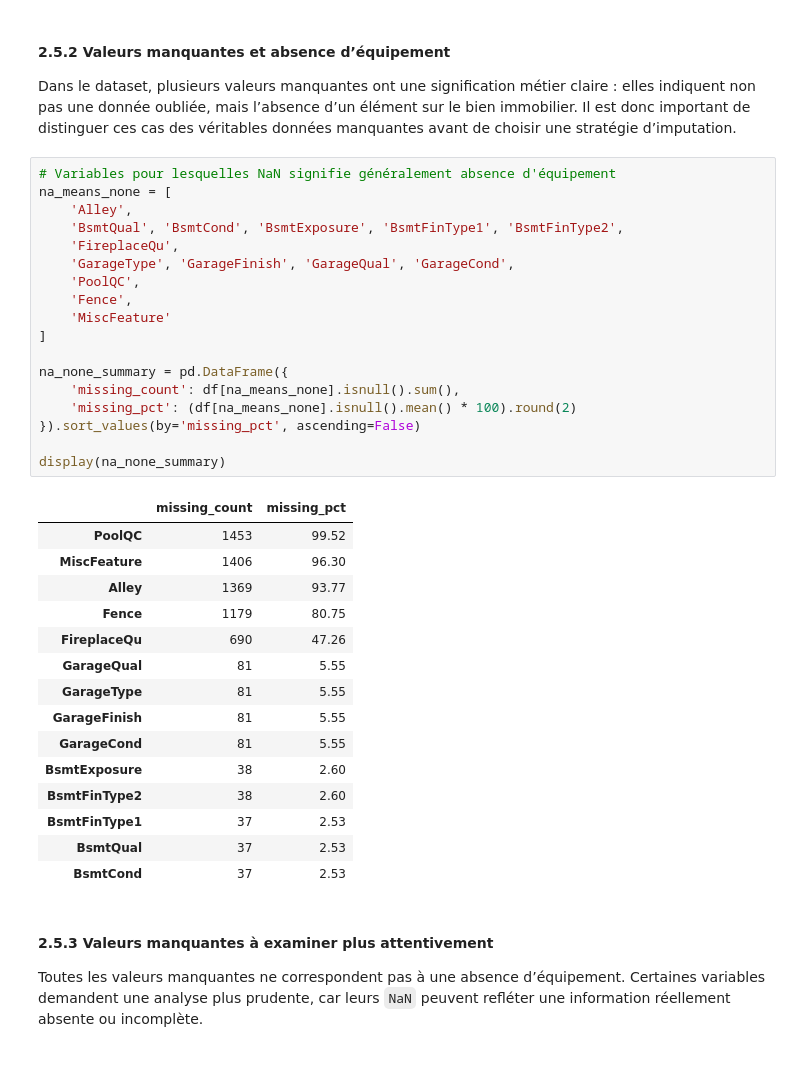
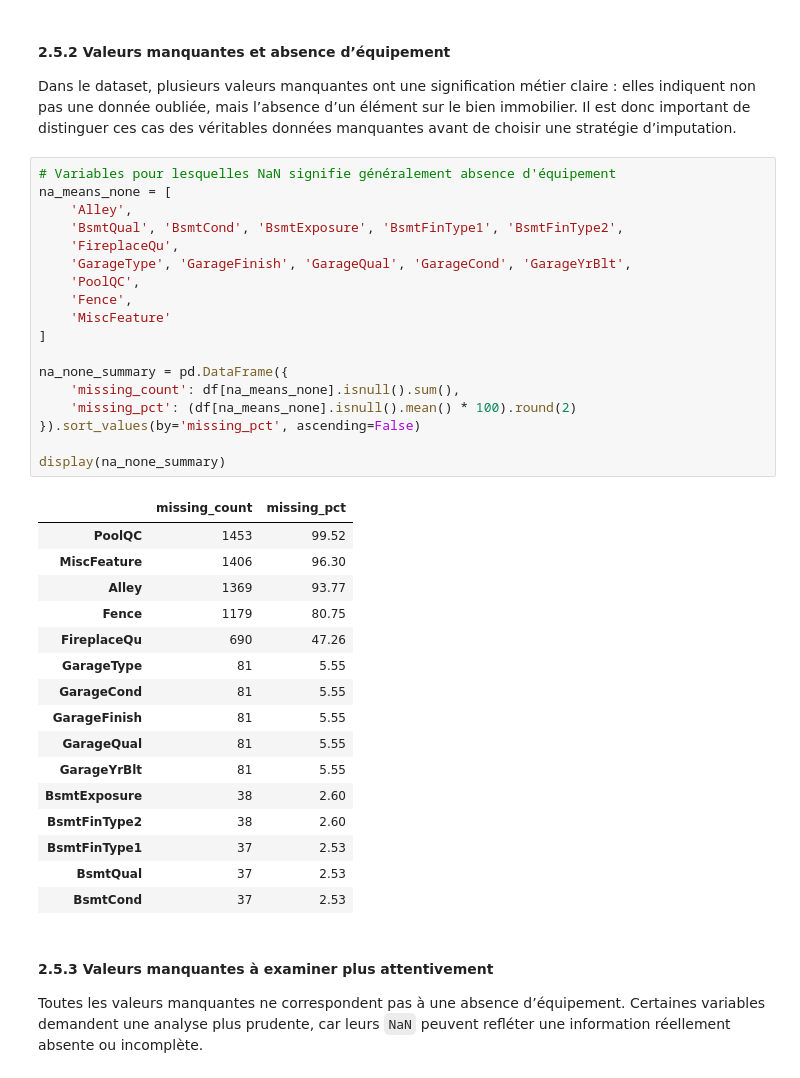
Before and after one commit to NoeBerdoz/predicting-house-prices-ml, a Jupyter notebook: 1_ideation_phase.ipynb, the cells around one changed output. Cells and saved outputs as stored; diff of their text form.

```diff
--- a/1_ideation_phase.ipynb
+++ b/1_ideation_phase.ipynb
@@ -365,32 +365,33 @@ Dans le dataset, plusieurs valeurs manquantes ont une signification métier clai
 # %%
 # Variables pour lesquelles NaN signifie généralement absence d'équipement
 na_means_none = [
     'Alley',
     'BsmtQual', 'BsmtCond', 'BsmtExposure', 'BsmtFinType1', 'BsmtFinType2',
     'FireplaceQu',
-    'GarageType', 'GarageFinish', 'GarageQual', 'GarageCond',
+    'GarageType', 'GarageFinish', 'GarageQual', 'GarageCond', 'GarageYrBlt',
     'PoolQC',
     'Fence',
     'MiscFeature'
 ]
 
 na_none_summary = pd.DataFrame({
     'missing_count': df[na_means_none].isnull().sum(),
     'missing_pct': (df[na_means_none].isnull().mean() * 100).round(2)
 }).sort_values(by='missing_pct', ascending=False)
 
 display(na_none_summary)
 # %% [output]
 |  | missing_count | missing_pct |
 | PoolQC | 1453 | 99.52 |
 | MiscFeature | 1406 | 96.30 |
 | Alley | 1369 | 93.77 |
 | Fence | 1179 | 80.75 |
 | FireplaceQu | 690 | 47.26 |
+| GarageType | 81 | 5.55 |
+| GarageCond | 81 | 5.55 |
+| GarageFinish | 81 | 5.55 |
 | GarageQual | 81 | 5.55 |
-| GarageType | 81 | 5.55 |
-| GarageFinish | 81 | 5.55 |
-| GarageCond | 81 | 5.55 |
+| GarageYrBlt | 81 | 5.55 |
 | BsmtExposure | 38 | 2.60 |
 | BsmtFinType2 | 38 | 2.60 |
 | BsmtFinType1 | 37 | 2.53 |
```
Also changed, not shown: parts of 2 cells of this notebook.
